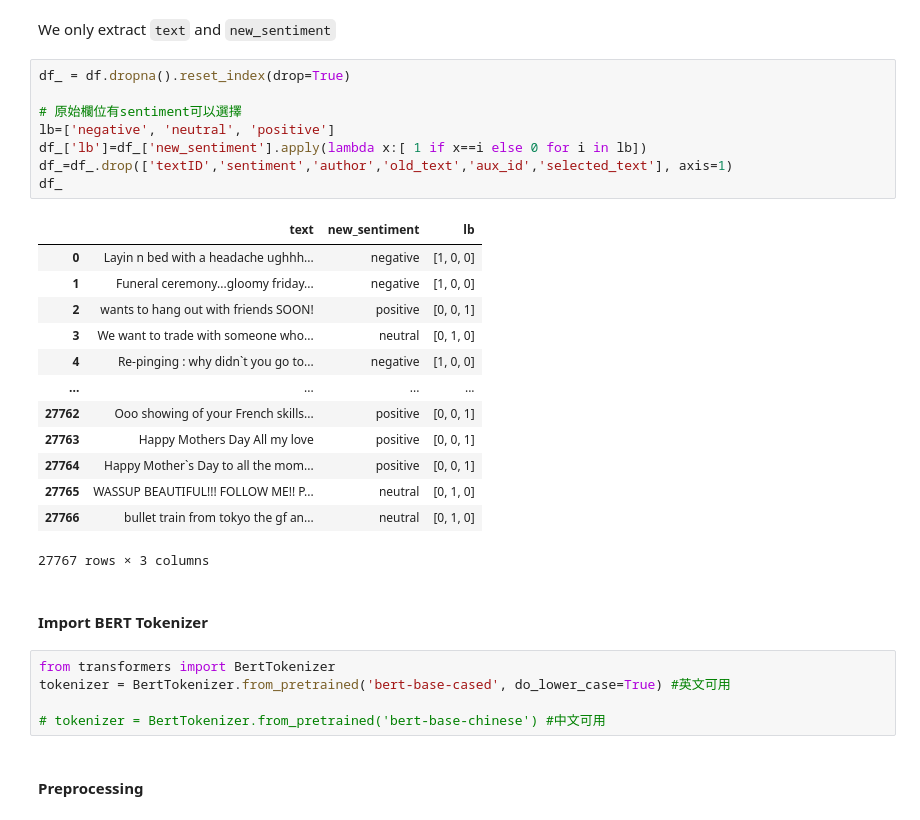
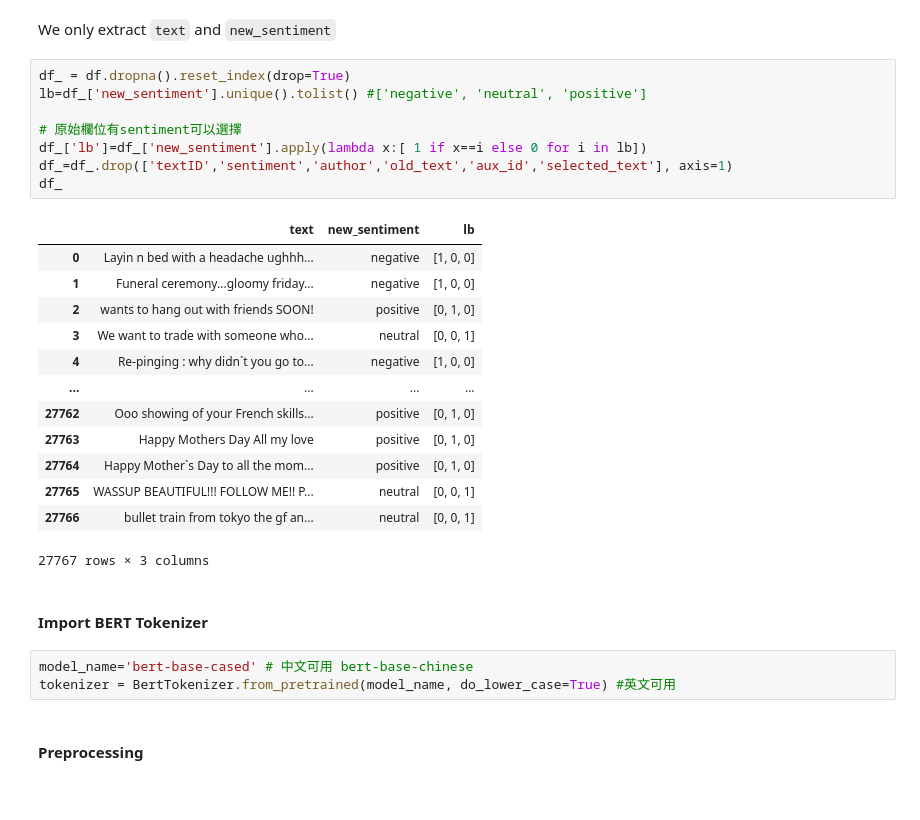
Before and after one commit to zhe0/aia_nlp, a Jupyter notebook: Lab1-4_sol.ipynb, the cells around one changed output. Saved outputs shown, nothing was run; the diff lists cells and outputs as text.

```diff
--- a/Lab1-4_sol.ipynb
+++ b/Lab1-4_sol.ipynb
@@ -68,33 +65,31 @@ df.head()
 We only extract `text` and `new_sentiment`
 # %%
 df_ = df.dropna().reset_index(drop=True)
+lb=df_['new_sentiment'].unique().tolist() #['negative', 'neutral', 'positive']
 
 # 原始欄位有sentiment可以選擇
-lb=['negative', 'neutral', 'positive']
 df_['lb']=df_['new_sentiment'].apply(lambda x:[ 1 if x==i else 0 for i in lb])
 df_=df_.drop(['textID','sentiment','author','old_text','aux_id','selected_text'], axis=1)
 df_
 # %% [output]
 |  | text | new_sentiment | lb |
 | 0 | Layin n bed with a headache ughhh... | negative | [1, 0, 0] |
 | 1 | Funeral ceremony...gloomy friday... | negative | [1, 0, 0] |
-| 2 | wants to hang out with friends SOON! | positive | [0, 0, 1] |
-| 3 | We want to trade with someone who... | neutral | [0, 1, 0] |
+| 2 | wants to hang out with friends SOON! | positive | [0, 1, 0] |
+| 3 | We want to trade with someone who... | neutral | [0, 0, 1] |
 | 4 | Re-pinging : why didn`t you go to... | negative | [1, 0, 0] |
 | ... | ... | ... | ... |
-| 27762 | Ooo showing of your French skills... | positive | [0, 0, 1] |
-| 27763 | Happy Mothers Day All my love | positive | [0, 0, 1] |
-| 27764 | Happy Mother`s Day to all the mom... | positive | [0, 0, 1] |
-| 27765 | WASSUP BEAUTIFUL!!! FOLLOW ME!! P... | neutral | [0, 1, 0] |
-| 27766 | bullet train from tokyo the gf an... | neutral | [0, 1, 0] |
+| 27762 | Ooo showing of your French skills... | positive | [0, 1, 0] |
+| 27763 | Happy Mothers Day All my love | positive | [0, 1, 0] |
+| 27764 | Happy Mother`s Day to all the mom... | positive | [0, 1, 0] |
+| 27765 | WASSUP BEAUTIFUL!!! FOLLOW ME!! P... | neutral | [0, 0, 1] |
+| 27766 | bullet train from tokyo the gf an... | neutral | [0, 0, 1] |
 27767 rows × 3 columns
 # %% [markdown]
 #### Import BERT Tokenizer
-# %%
-from transformers import BertTokenizer
-tokenizer = BertTokenizer.from_pretrained('bert-base-cased', do_lower_case=True) #英文可用
-
-# tokenizer = BertTokenizer.from_pretrained('bert-base-chinese') #中文可用
+# %%
+model_name='bert-base-cased' # 中文可用 bert-base-chinese
+tokenizer = BertTokenizer.from_pretrained(model_name, do_lower_case=True) #英文可用
 # %% [markdown]
 #### Preprocessing
 # %%
```
Also changed, not shown: parts of 138 cells of this notebook.
